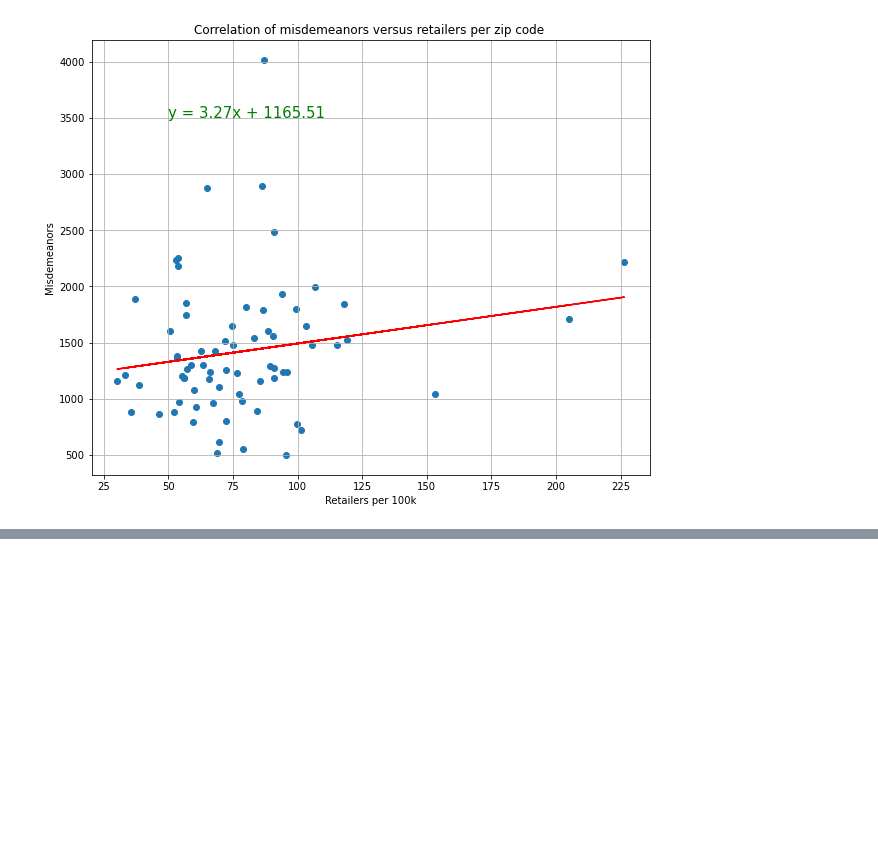
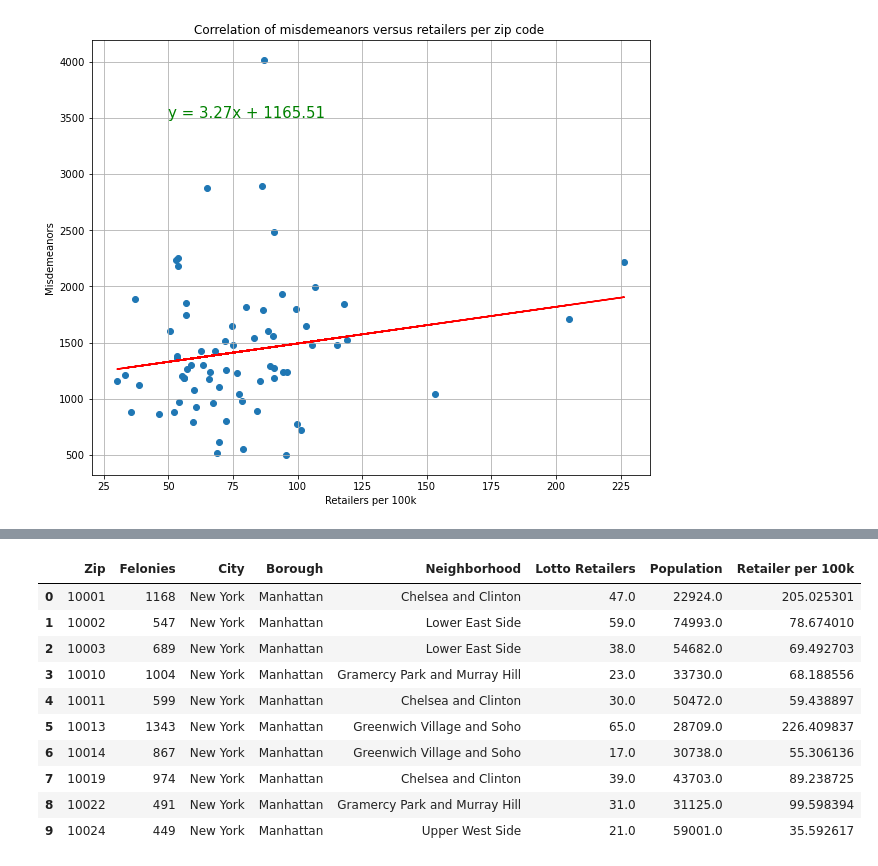
Before and after one commit to Auburn9698/project_work, a Jupyter notebook: nyc_crime_by_zip.ipynb, the cells around one changed output, grey strips where cells are left out. Cells and saved outputs as stored; diff of their text form; code cells hidden in the pictures; blank space fills up the shorter version.

```diff
--- a/nyc_crime_by_zip.ipynb
+++ b/nyc_crime_by_zip.ipynb
@@ -643,0 +565,15 @@ felonies
+# %%
+felonies_merge = pd.merge(felonies, retailer_df, on="Zip", how = "left")
+felonies_merge.head(10)
+# %% [output]
+|  | Zip | Felonies | City | Borough | Neighborhood | Lotto Retailers | Population | Retailer per 100k |
+| 0 | 10001 | 1168 | New York | Manhattan | Chelsea and Clinton | 47.0 | 22924.0 | 205.025301 |
+| 1 | 10002 | 547 | New York | Manhattan | Lower East Side | 59.0 | 74993.0 | 78.674010 |
+| 2 | 10003 | 689 | New York | Manhattan | Lower East Side | 38.0 | 54682.0 | 69.492703 |
+| 3 | 10010 | 1004 | New York | Manhattan | Gramercy Park and Murray Hill | 23.0 | 33730.0 | 68.188556 |
+| 4 | 10011 | 599 | New York | Manhattan | Chelsea and Clinton | 30.0 | 50472.0 | 59.438897 |
+| 5 | 10013 | 1343 | New York | Manhattan | Greenwich Village and Soho | 65.0 | 28709.0 | 226.409837 |
+| 6 | 10014 | 867 | New York | Manhattan | Greenwich Village and Soho | 17.0 | 30738.0 | 55.306136 |
+| 7 | 10019 | 974 | New York | Manhattan | Chelsea and Clinton | 39.0 | 43703.0 | 89.238725 |
+| 8 | 10022 | 491 | New York | Manhattan | Gramercy Park and Murray Hill | 31.0 | 31125.0 | 99.598394 |
+| 9 | 10024 | 449 | New York | Manhattan | Upper West Side | 21.0 | 59001.0 | 35.592617 |
```
Also changed, not shown: parts of 13 cells of this notebook.
